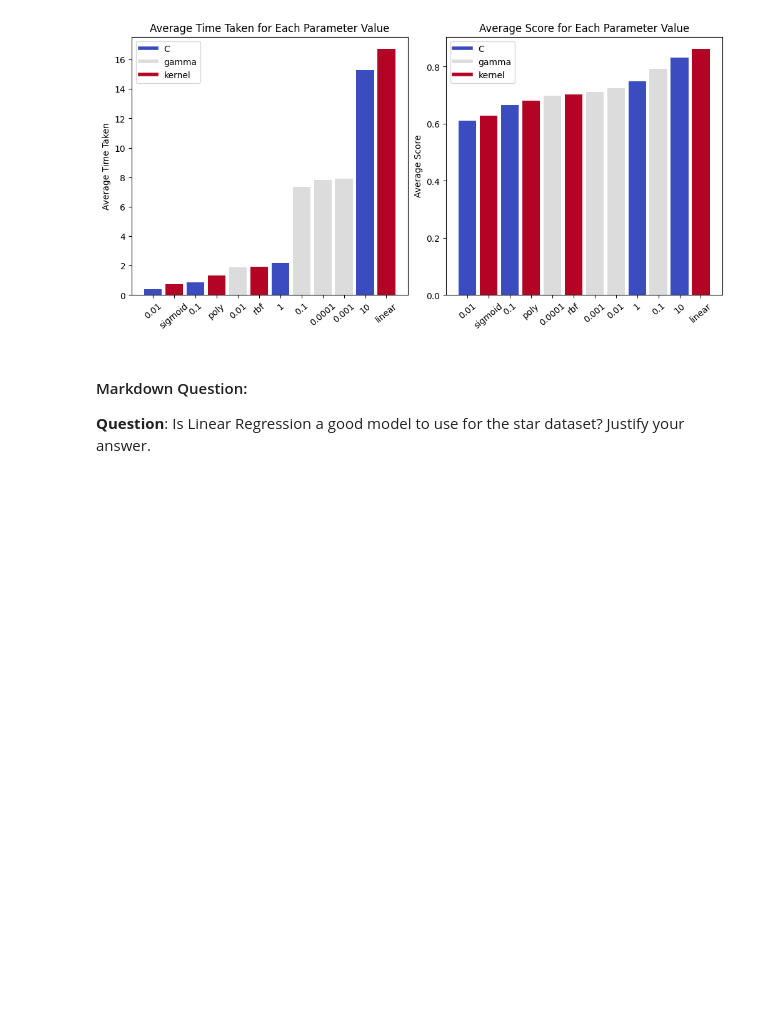
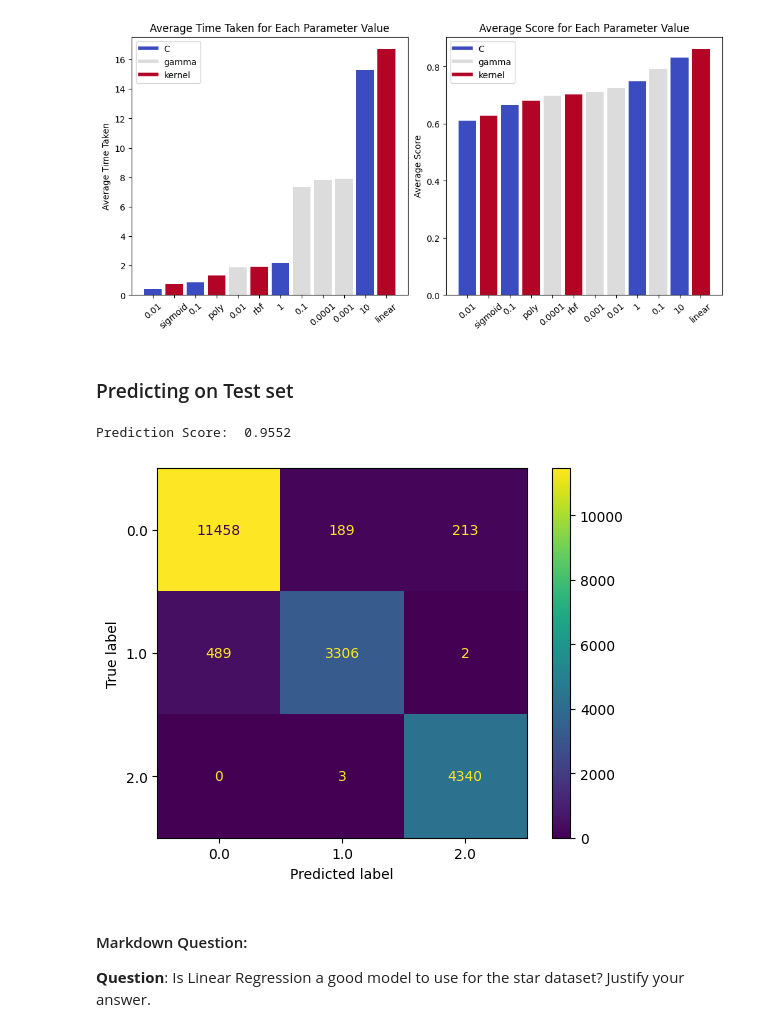
Before and after one commit to TNicko/DataMiningML, a Jupyter notebook: task3_2.ipynb, the cells around one changed output. Saved outputs shown, nothing was run; the diff lists cells and outputs as text; code cells hidden in the pictures; blank space fills up the shorter version.

Commit message:
prediction testing

```diff
--- a/task3_2.ipynb
+++ b/task3_2.ipynb
@@ -153,6 +184,18 @@ star_configurations = star_model.get_configurations(sort_by='Score', n_results=N
 bar_plot_avg_metrics(star_configurations)
 # %% [output]
 [figure]
+# %% [markdown]
+### Predicting on Test set
+# %%
+y_star_pred = star_model.predict(X_star_test)
+print("Prediction Score: ", star_model.model.score(X_star_test, y_star_test))
+# %% [output]
+Prediction Score:  0.9552
+# %%
+ConfusionMatrixDisplay.from_predictions(y_star_test, y_star_pred)
+plt.show()
+# %% [output]
+[figure, added]
 # %% [markdown]
 #### Markdown Question:
 **Question**: Is Linear Regression a good model to use for the star dataset? Justify your answer.
```
Also changed, not shown: parts of 11 cells of this notebook, 2 other files.
